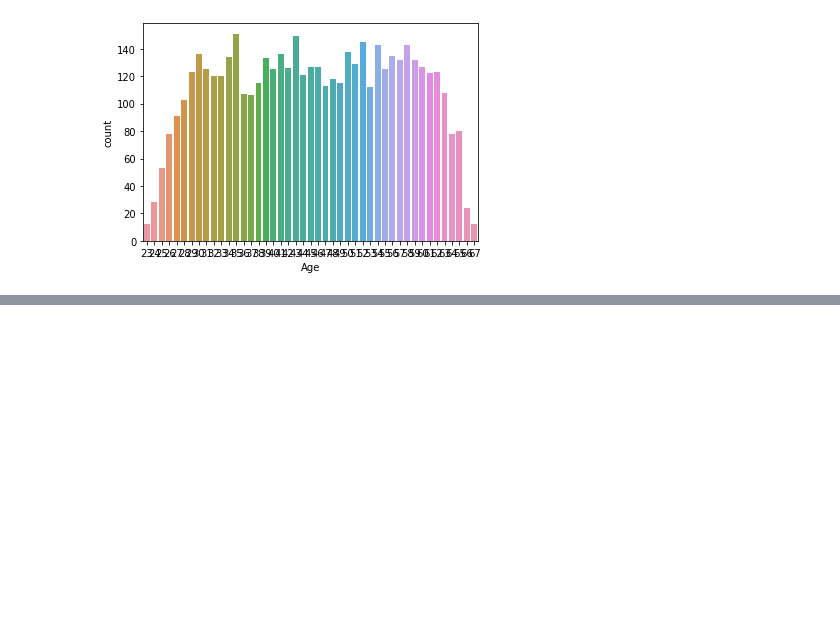
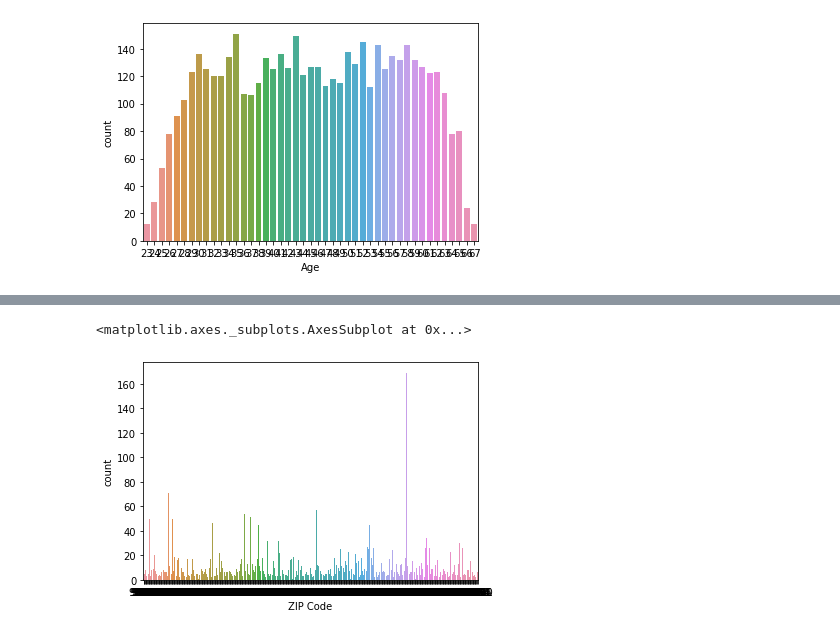
Before and after one commit to GreatLearningAIML1/gl-pgp-aiml-uta-intl-mar20-veenaneshwari, a Jupyter notebook: May8/PersonalLoanCampaignVeenaGhorakavi.ipynb, the cells around one changed output, grey strips where cells are left out. Saved outputs shown, nothing was run; the diff lists cells and outputs as text; code cells hidden in the pictures; blank space fills up the shorter version.

```diff
--- a/May8/PersonalLoanCampaignVeenaGhorakavi.ipynb
+++ b/May8/PersonalLoanCampaignVeenaGhorakavi.ipynb
@@ -223,0 +234,5 @@ sns.countplot(Data.Age)
+# %%
+sns.countplot(Data['ZIP Code'])
+# %% [output]
+<matplotlib.axes._subplots.AxesSubplot at 0x...>
+[figure, added]
```
Also changed, not shown: parts of 12 cells of this notebook, 1 other file.
